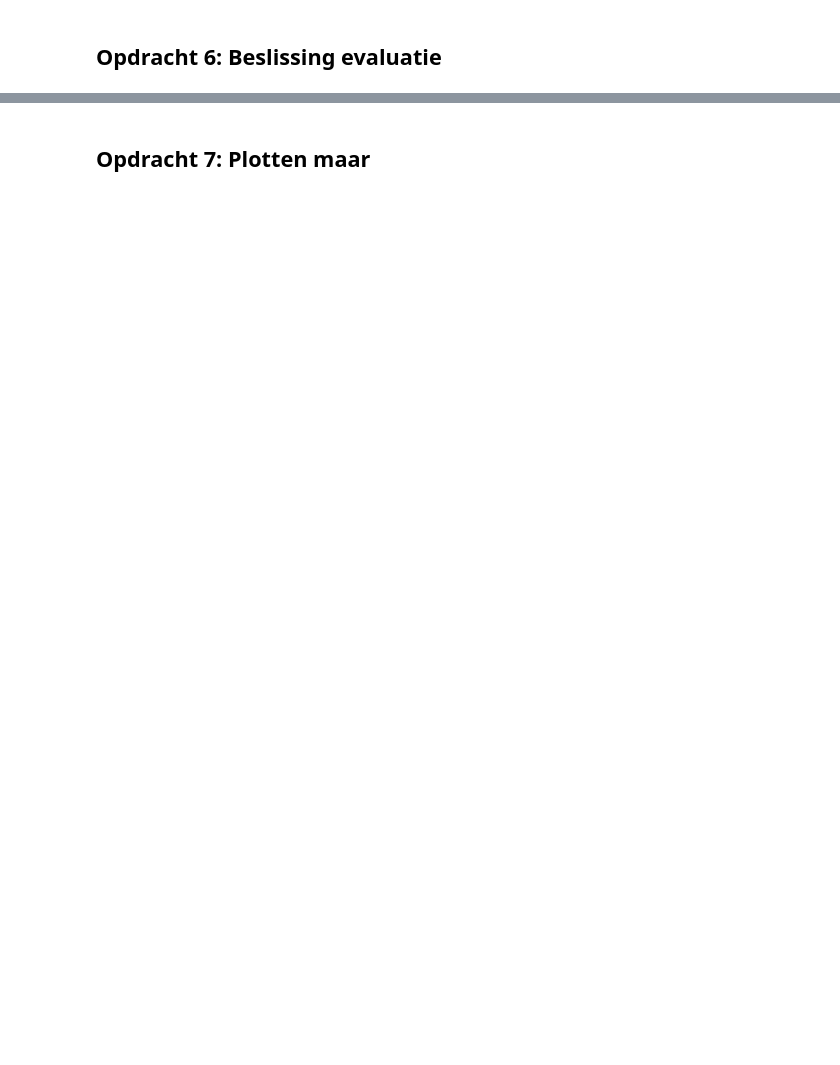
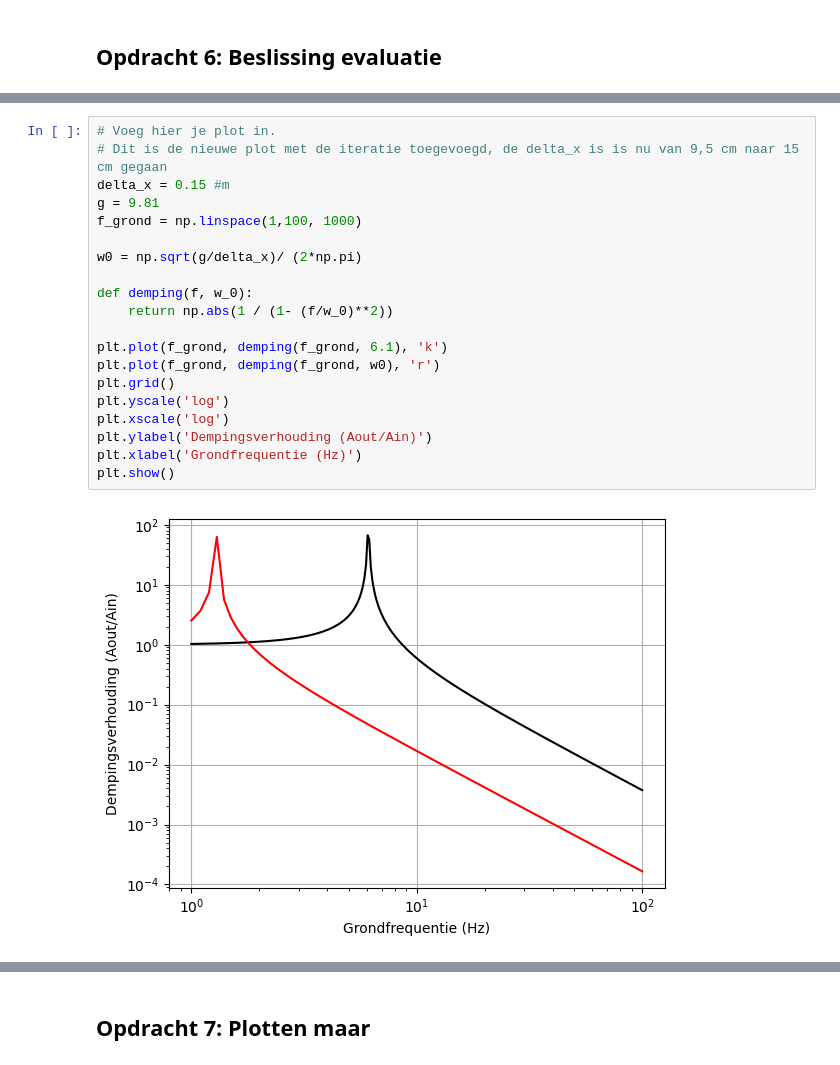
Before and after one commit to Bart-Smit/Edzard-DEFd, a Jupyter notebook: FysiekeOntwerpopdrachten/5MaakEenOpstellingTrillingsvrij/Ontwerpopdracht5MaakEenOpstellingTrillingsvrijInvulTemplate.ipynb, the cells around one changed output, grey strips where cells are left out. Drawn from its saved outputs; the diff is of its cells as text; blank space fills up the shorter version.

```diff
--- a/FysiekeOntwerpopdrachten/5MaakEenOpstellingTrillingsvrij/Ontwerpopdracht5MaakEenOpstellingTrillingsvrijInvulTemplate.ipynb
+++ b/FysiekeOntwerpopdrachten/5MaakEenOpstellingTrillingsvrij/Ontwerpopdracht5MaakEenOpstellingTrillingsvrijInvulTemplate.ipynb
@@ -109,0 +215,22 @@ Als je hier negatief geantwoord hebt, kopieer onder deze cel dan alle cellen van
+# %%
+# Voeg hier je plot in.
+# Dit is de nieuwe plot met de iteratie toegevoegd, de delta_x is is nu van 9,5 cm naar 15 cm gegaan
+delta_x = 0.15 #m
+g = 9.81
+f_grond = np.linspace(1,100, 1000)
+
+w0 = np.sqrt(g/delta_x)/ (2*np.pi)
+
+def demping(f, w_0):
+    return np.abs(1 / (1- (f/w_0)**2))
+
+plt.plot(f_grond, demping(f_grond, 6.1), 'k')
+plt.plot(f_grond, demping(f_grond, w0), 'r')
+plt.grid()
+plt.yscale('log')
+plt.xscale('log')
+plt.ylabel('Dempingsverhouding (Aout/Ain)')
+plt.xlabel('Grondfrequentie (Hz)')
+plt.show()
+# %% [output]
+[figure, added]
```
Also changed, not shown: parts of 23 cells of this notebook, 3 other files.
